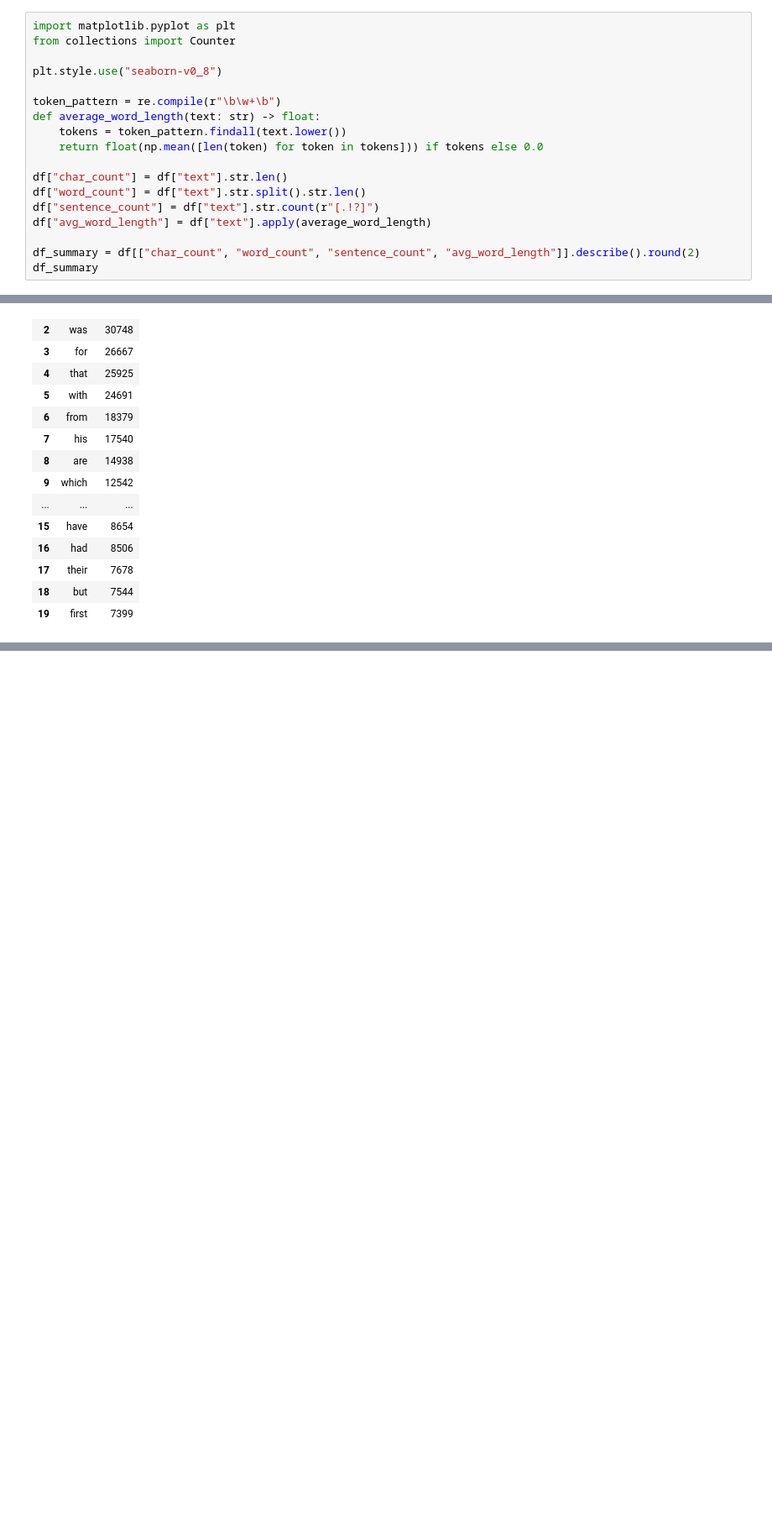
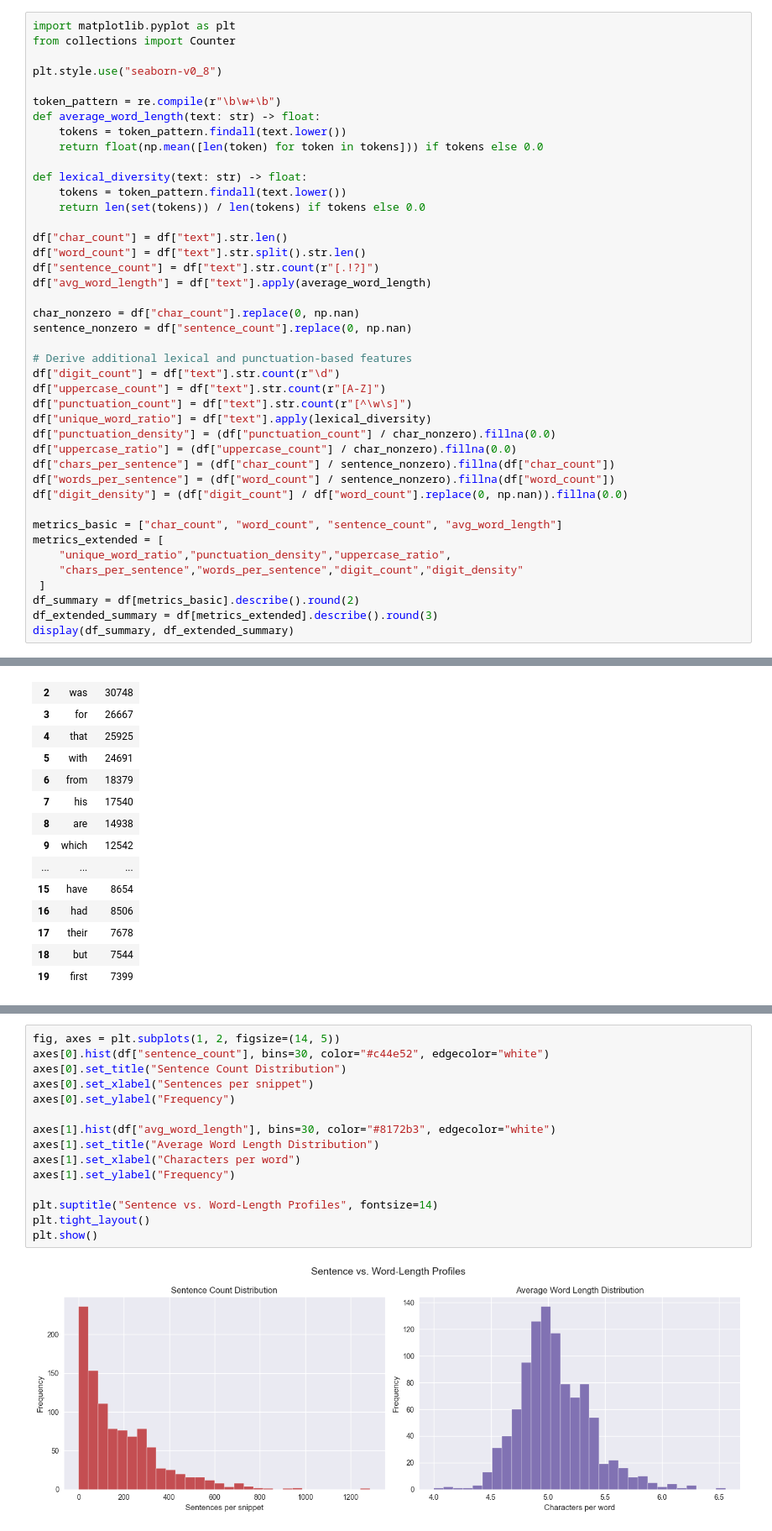
Before and after one commit to marcinleszczynski/swsn-contextual-augumentation-llm, a Jupyter notebook: data_analysis.ipynb, the cells around one changed output, grey strips where cells are left out. Shown at 84% size. Drawn from its saved outputs; the diff is of its cells as text; blank space fills up the shorter version.

```diff
--- a/data_analysis.ipynb
+++ b/data_analysis.ipynb
@@ -39,13 +40,37 @@ def average_word_length(text: str) -> float:
     tokens = token_pattern.findall(text.lower())
     return float(np.mean([len(token) for token in tokens])) if tokens else 0.0
 
+def lexical_diversity(text: str) -> float:
+    tokens = token_pattern.findall(text.lower())
+    return len(set(tokens)) / len(tokens) if tokens else 0.0
+
 df["char_count"] = df["text"].str.len()
 df["word_count"] = df["text"].str.split().str.len()
 df["sentence_count"] = df["text"].str.count(r"[.!?]")
 df["avg_word_length"] = df["text"].apply(average_word_length)
 
-df_summary = df[["char_count", "word_count", "sentence_count", "avg_word_length"]].describe().round(2)
-df_summary
+char_nonzero = df["char_count"].replace(0, np.nan)
+sentence_nonzero = df["sentence_count"].replace(0, np.nan)
+
+# Derive additional lexical and punctuation-based features
+df["digit_count"] = df["text"].str.count(r"\d")
+df["uppercase_count"] = df["text"].str.count(r"[A-Z]")
+df["punctuation_count"] = df["text"].str.count(r"[^\w\s]")
+df["unique_word_ratio"] = df["text"].apply(lexical_diversity)
+df["punctuation_density"] = (df["punctuation_count"] / char_nonzero).fillna(0.0)
+df["uppercase_ratio"] = (df["uppercase_count"] / char_nonzero).fillna(0.0)
+df["chars_per_sentence"] = (df["char_count"] / sentence_nonzero).fillna(df["char_count"])
+df["words_per_sentence"] = (df["word_count"] / sentence_nonzero).fillna(df["word_count"])
+df["digit_density"] = (df["digit_count"] / df["word_count"].replace(0, np.nan)).fillna(0.0)
+
+metrics_basic = ["char_count", "word_count", "sentence_count", "avg_word_length"]
+metrics_extended = [
+    "unique_word_ratio","punctuation_density","uppercase_ratio",
+    "chars_per_sentence","words_per_sentence","digit_count","digit_density"
+ ]
+df_summary = df[metrics_basic].describe().round(2)
+df_extended_summary = df[metrics_extended].describe().round(3)
+display(df_summary, df_extended_summary)
 # %% [output]
 |  | char_count | word_count | sentence_count | avg_word_length |
 | count | 1000.00 | 1000.00 | 1000.00 | 1000.00 |
@@ -129 +217,18 @@ Mean sentences per snippet: 181.48
 Frequent content words: the, and, was, for, that
+# %%
+fig, axes = plt.subplots(1, 2, figsize=(14, 5))
+axes[0].hist(df["sentence_count"], bins=30, color="#c44e52", edgecolor="white")
+axes[0].set_title("Sentence Count Distribution")
+axes[0].set_xlabel("Sentences per snippet")
+axes[0].set_ylabel("Frequency")
+
+axes[1].hist(df["avg_word_length"], bins=30, color="#8172b3", edgecolor="white")
+axes[1].set_title("Average Word Length Distribution")
+axes[1].set_xlabel("Characters per word")
+axes[1].set_ylabel("Frequency")
+
+plt.suptitle("Sentence vs. Word-Length Profiles", fontsize=14)
+plt.tight_layout()
+plt.show()
+# %% [output]
+[figure, added]
```
Also changed, not shown: parts of 10 cells of this notebook.
